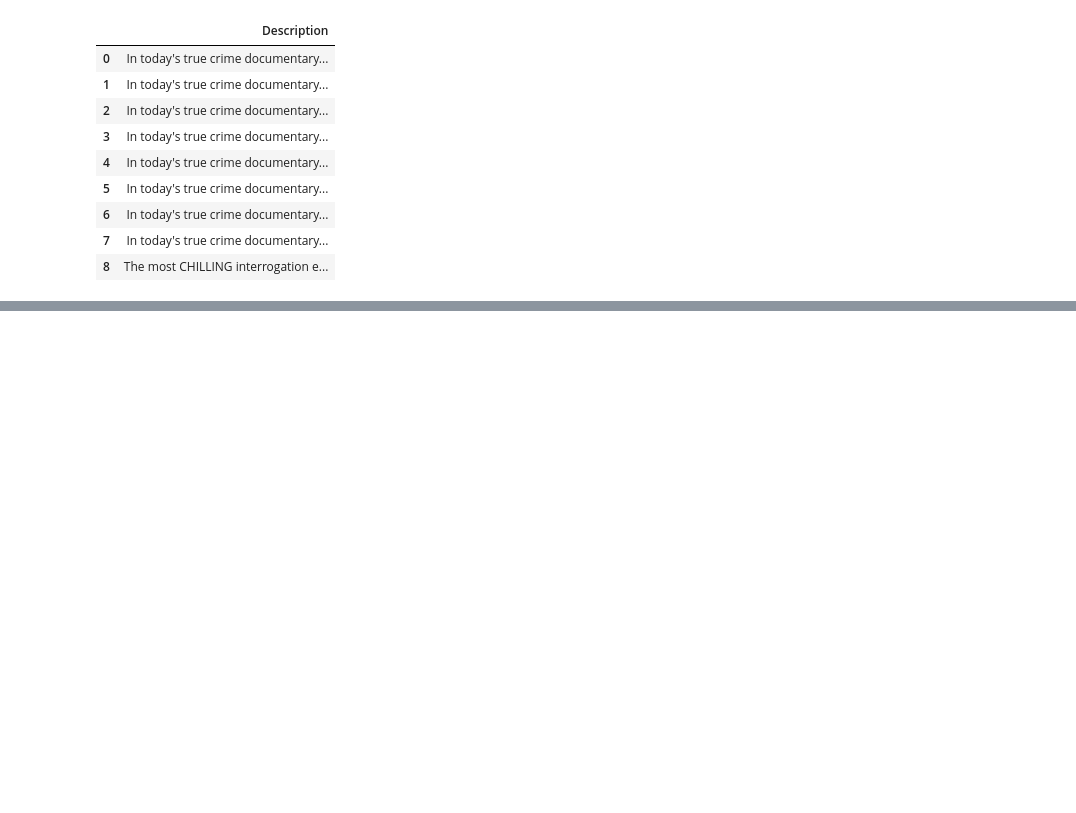
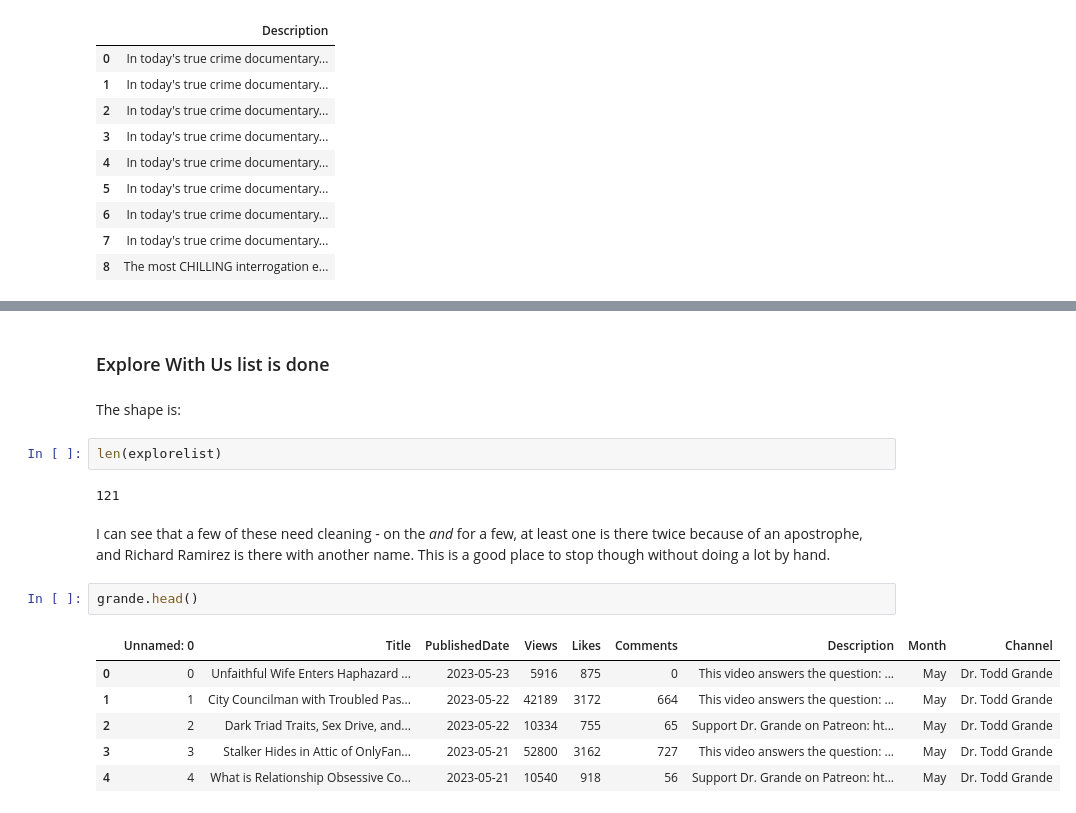
Before and after one commit to mhapich/trueCrime, a Jupyter notebook: videoNLP.ipynb, the cells around one changed output, grey strips where cells are left out. Cells and saved outputs as stored; diff of their text form; blank space fills up the shorter version.

```diff
--- a/videoNLP.ipynb
+++ b/videoNLP.ipynb
@@ -142,0 +266,19 @@ Name: 0, dtype: object
+# %% [markdown]
+### Explore With Us list is done
+# %% [markdown]
+The shape is:
+# %%
+len(explorelist)
+# %% [output]
+121
+# %% [markdown]
+I can see that a few of these need cleaning - on the *and* for a few, at least one is there twice because of an apostrophe, and Richard Ramirez is there with another name.  This is a good place to stop though without doing a lot by hand.
+# %%
+grande.head()
+# %% [output]
+|  | Unnamed: 0 | Title | PublishedDate | Views | Likes | Comments | Description | Month | Channel |
+| 0 | 0 | Unfaithful Wife Enters Haphazard ... | 2023-05-23 | 5916 | 875 | 0 | This video answers the question: ... | May | Dr. Todd Grande |
+| 1 | 1 | City Councilman with Troubled Pas... | 2023-05-22 | 42189 | 3172 | 664 | This video answers the question: ... | May | Dr. Todd Grande |
+| 2 | 2 | Dark Triad Traits, Sex Drive, and... | 2023-05-22 | 10334 | 755 | 65 | Support Dr. Grande on Patreon: ht... | May | Dr. Todd Grande |
+| 3 | 3 | Stalker Hides in Attic of OnlyFan... | 2023-05-21 | 52800 | 3162 | 727 | This video answers the question: ... | May | Dr. Todd Grande |
+| 4 | 4 | What is Relationship Obsessive Co... | 2023-05-21 | 10540 | 918 | 56 | Support Dr. Grande on Patreon: ht... | May | Dr. Todd Grande |
```
Also changed, not shown: parts of 58 cells of this notebook.
